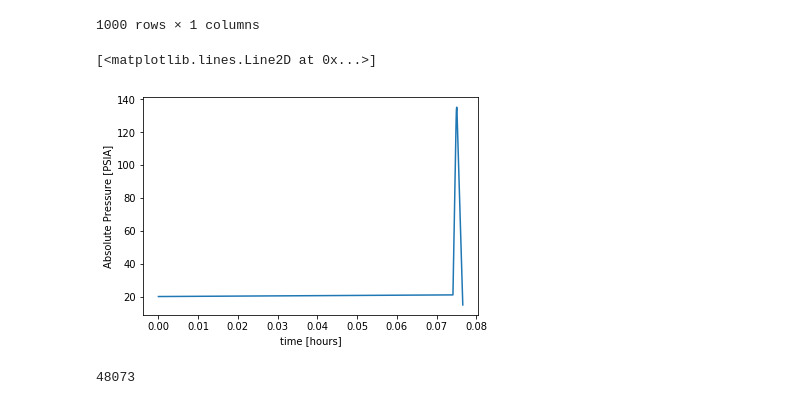
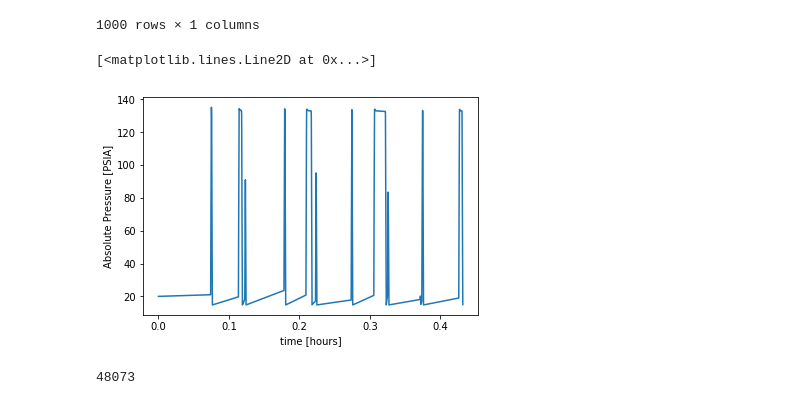
Before and after one commit to indeelabsinc/alicatflowmeter, a Jupyter notebook: Flow_meter_reader.ipynb, the cells around one changed output. Drawn from its saved outputs; the diff is of its cells as text; code cells hidden in the pictures.

Commit message:
Fix: improved criteria for snipping flow meter peaks in the data.

```diff
--- a/Flow_meter_reader.ipynb
+++ b/Flow_meter_reader.ipynb
@@ -320,6 +320,9 @@ pd.DataFrame(press_arr[8000:9000])
 | 999 | 14.7587 |
 1000 rows × 1 columns
 # %%
+press_arr = np.array(data['rolling_mean_p'])
+
+
 def find_pressure_peak(p, t, p_threshold):
     '''Finds the first peak in a series of pressure peaks in a time series dataset of flow meter data of uVS chips
        during transfection experiments and returns an array of all the elements in that peak'''
@@ -333,37 +336,37 @@ def find_pressure_peak(p, t, p_threshold):
     for i, ele in enumerate(list(p)):
         if i % 10 == 0:
             diff = p[i] - p[i-1]
             diff2 = p[i] - p_threshold
             #print(i, diff, diff2)
 
-        if  diff2 > 2.0 and diff >= 0.1:
+        if  diff >= -2.0  and diff2 > 2.0 :
             pk.append(ele)
             t_stamp.append(time[i])
             first_idx = t_stamp[0]
             #print(t_stamp)
 
-        if diff < 0.0 and diff2 > .1 and diff2 < 1.0:
+        if diff < 0.0 and diff2 > 0.1 and diff2 < 2.0:
             pk.append(ele)
             t_stamp.append(time[i])
             last_idx = i
             #print(t_stamp)
-            break
+            #break
 
     #Make time start from t=0 for the peak identified
     for j, ele in enumerate(t_stamp):
         t_stamp[j] = t_stamp[j] - t_stamp[0]
 
     return pk, t_stamp, first_idx, last_idx
 
 press_arr = remove_nans(press_arr)
 pk, t_stamp, first_idx, last_idx = find_pressure_peak(press_arr, time, 14.7)
 plt.xlabel('time [hours]')
 plt.ylabel('Absolute Pressure [PSIA]')
 
 plt.plot(t_stamp, pk)
 # %% [output]
 [<matplotlib.lines.Line2D at 0x...>]
-[figure, old version]
+[figure, new version]
 # %%
 len(time)
 # %% [output]
```
Also changed, not shown: parts of 3 cells of this notebook.
